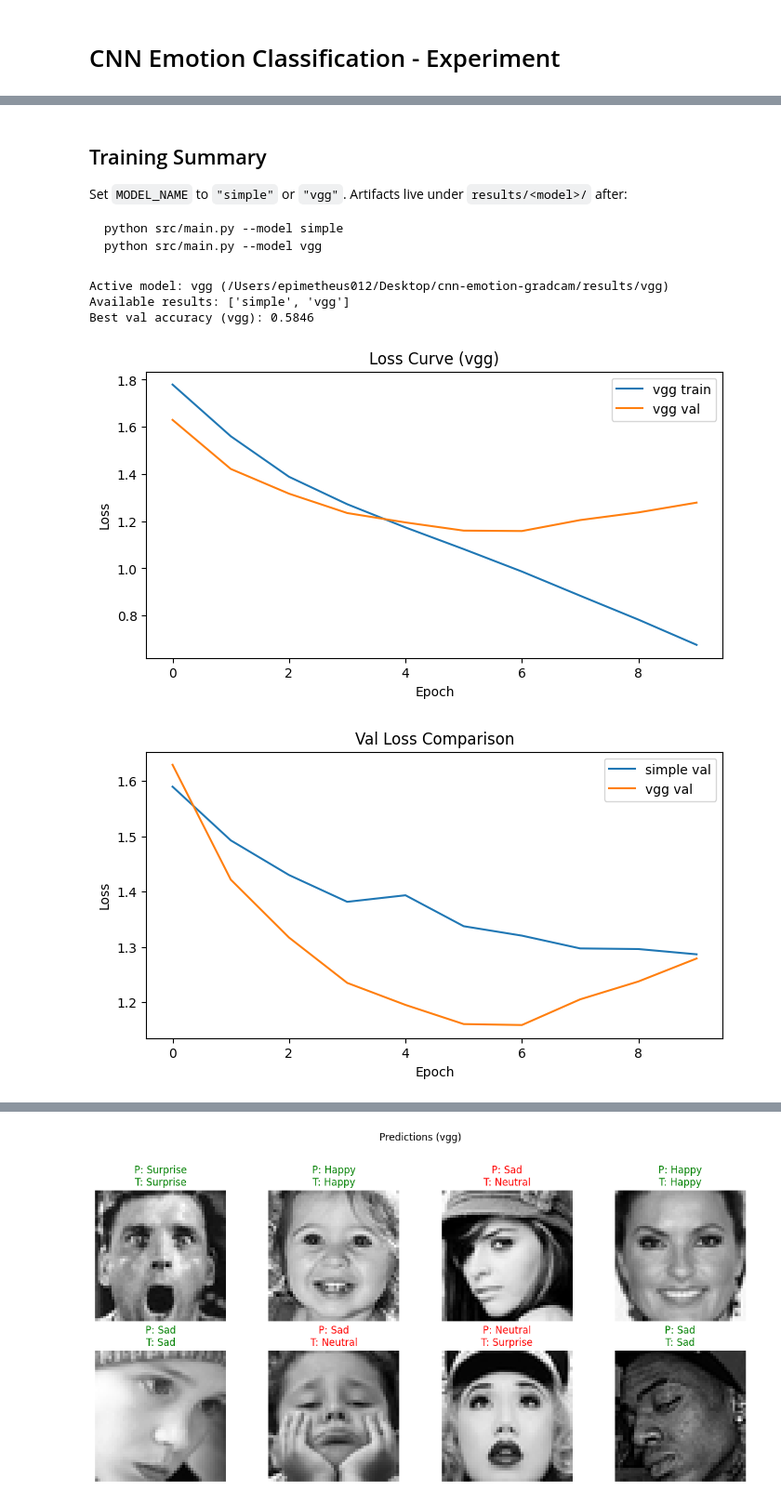
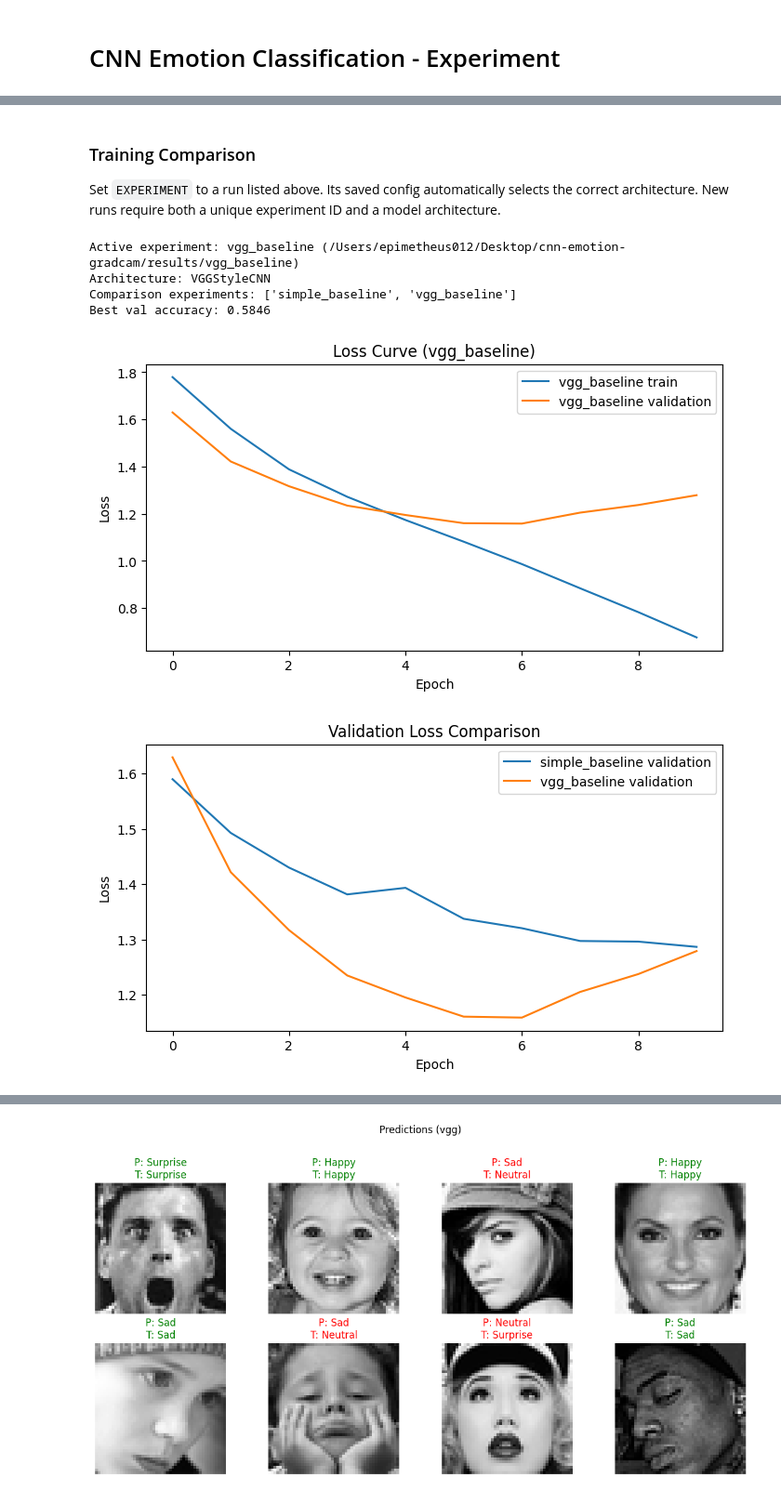
Before and after one commit to qingya012/cnn-emotion-gradcam, a Jupyter notebook: notebooks/explore.ipynb, the cells around one changed output, grey strips where cells are left out. Shown at 93% size. Cells and saved outputs as stored; diff of their text form; code cells hidden in the pictures.

Commit message:
update experiment tracking format

````diff
--- a/notebooks/explore.ipynb
+++ b/notebooks/explore.ipynb
@@ -35,17 +77,11 @@ plt.show()
 # %% [markdown]
-## Training Summary
+### Training Comparison
 
-Set `MODEL_NAME` to `"simple"` or `"vgg"`. Artifacts live under `results/<model>/` after:
-
-```bash
-python src/main.py --model simple
-python src/main.py --model vgg
-```
+Set `EXPERIMENT` to a run listed above. Its saved config automatically selects the correct architecture. New runs require both a unique experiment ID and a model architecture.
 # %%
 import sys
 from pathlib import Path
 
-import numpy as np
 import matplotlib.pyplot as plt
 
 ROOT = Path.cwd()
@@ -53,54 +89,62 @@ if ROOT.name == "notebooks":
     ROOT = ROOT.parent
 sys.path.insert(0, str(ROOT / "src"))
 
-from main import MODELS, get_results_dir, load_history
+from experiments import load_config
+from main import get_results_dir, load_history
 
-# Switch between "simple" and "vgg"
-MODEL_NAME = "vgg"
+# Select one experiment for detailed analysis.
+EXPERIMENT = "vgg_baseline"
 
-history = load_history(MODEL_NAME, ROOT)
-train_losses = history["train_losses"]
-val_losses = history["val_losses"]
-val_accuracies = history["val_accuracies"]
+# Edit this explicit list to compare a focused set of runs.
+COMPARE_EXPERIMENTS = ["simple_baseline", "vgg_baseline"]
 
-# Load every trained model that has metrics (for comparison plots)
-all_histories = {}
-for name in MODELS:
-    try:
-        all_histories[name] = load_history(name, ROOT)
-    except FileNotFoundError:
-        pass
+experiment_config = load_config(EXPERIMENT, ROOT)
+MODEL_NAME = experiment_config["model"]  # Architecture key used by Grad-CAM.
+history = load_history(EXPERIMENT, ROOT)
+train_losses = history["train_loss"]
+val_losses = history["validation_loss"]
+val_accuracies = history["validation_accuracy"]
 
-print(f"Active model: {MODEL_NAME} ({get_results_dir(MODEL_NAME, ROOT)})")
-print(f"Available results: {list(all_histories)}")
-print(f"Best val accuracy ({MODEL_NAME}): {val_accuracies.max():.4f}")
+comparison_histories = {
+    experiment: load_history(experiment, ROOT)
+    for experiment in COMPARE_EXPERIMENTS
+}
+
+print(f"Active experiment: {EXPERIMENT} ({get_results_dir(EXPERIMENT, ROOT)})")
+print(f"Architecture: {experiment_config['architecture']}")
+print(f"Comparison experiments: {list(comparison_histories)}")
+print(f"Best val accuracy: {history['best_validation_accuracy']:.4f}")
 # %% [output]
-Active model: vgg (/Users/epimetheus012/Desktop/cnn-emotion-gradcam/results/vgg)
-Available results: ['simple', 'vgg']
-Best val accuracy (vgg): 0.5846
+Active experiment: vgg_baseline (/Users/epimetheus012/Desktop/cnn-emotion-gradcam/results/vgg_baseline)
+Architecture: VGGStyleCNN
+Comparison experiments: ['simple_baseline', 'vgg_baseline']
+Best val accuracy: 0.5846
 # %%
-# Active model curves
+# Selected experiment curves
 plt.figure(figsize=(8, 4))
-plt.plot(train_losses, label=f"{MODEL_NAME} train")
-plt.plot(val_losses, label=f"{MODEL_NAME} val")
+plt.plot(train_losses, label=f"{EXPERIMENT} train")
+plt.plot(val_losses, label=f"{EXPERIMENT} validation")
 plt.legend()
-plt.title(f"Loss Curve ({MODEL_NAME})")
+plt.title(f"Loss Curve ({EXPERIMENT})")
 plt.xlabel("Epoch")
 plt.ylabel("Loss")
 plt.show()
 
-# Side-by-side comparison when multiple models are trained
-if len(all_histories) > 1:
+# Focused comparison controlled by COMPARE_EXPERIMENTS.
+if len(comparison_histories) > 1:
     plt.figure(figsize=(8, 4))
-    for name, hist in all_histories.items():
-        plt.plot(hist["val_losses"], label=f"{name} val")
+    for experiment, experiment_history in comparison_histories.items():
+        plt.plot(
+            experiment_history["validation_loss"],
+            label=f"{experiment} validation",
+        )
     plt.legend()
-    plt.title("Val Loss Comparison")
+    plt.title("Validation Loss Comparison")
     plt.xlabel("Epoch")
     plt.ylabel("Loss")
     plt.show()
 # %% [output]
-[figure, old version]
+[figure, new version]
-[figure, old version]
+[figure, new version]
 # %%
 plt.figure(figsize=(8, 4))
````
Also changed, not shown: parts of 18 cells of this notebook, 20 other files.
